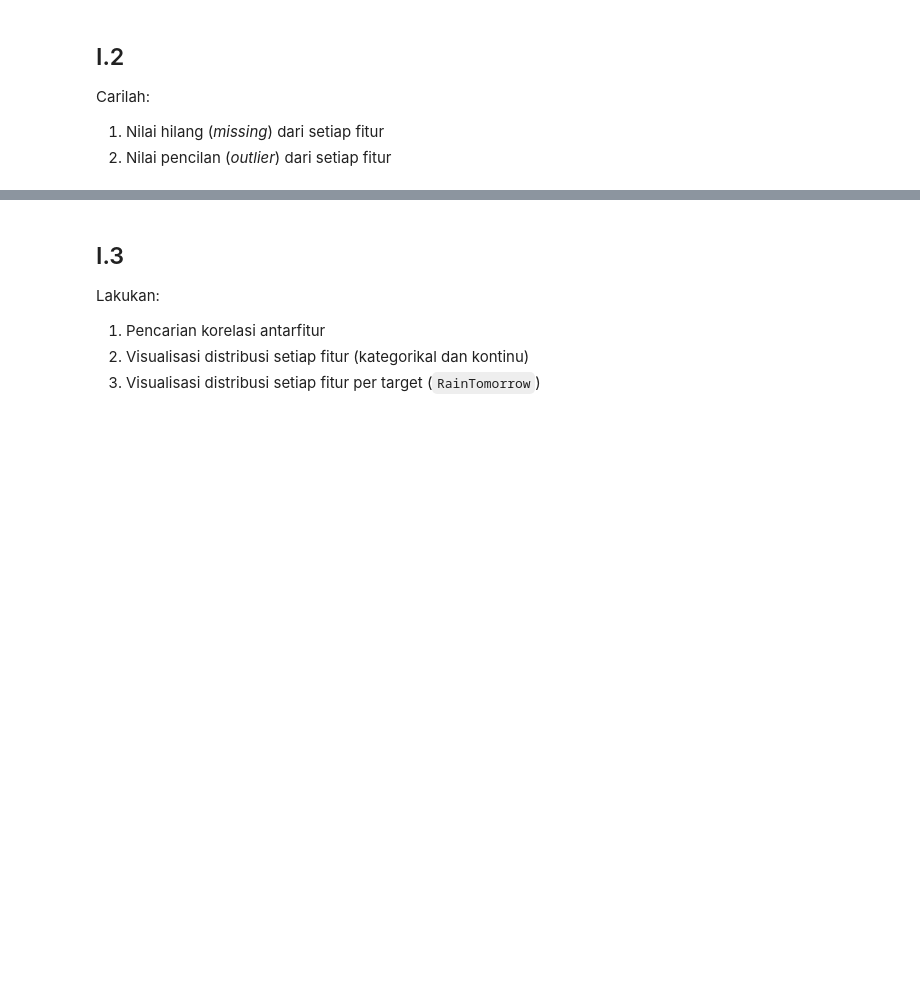
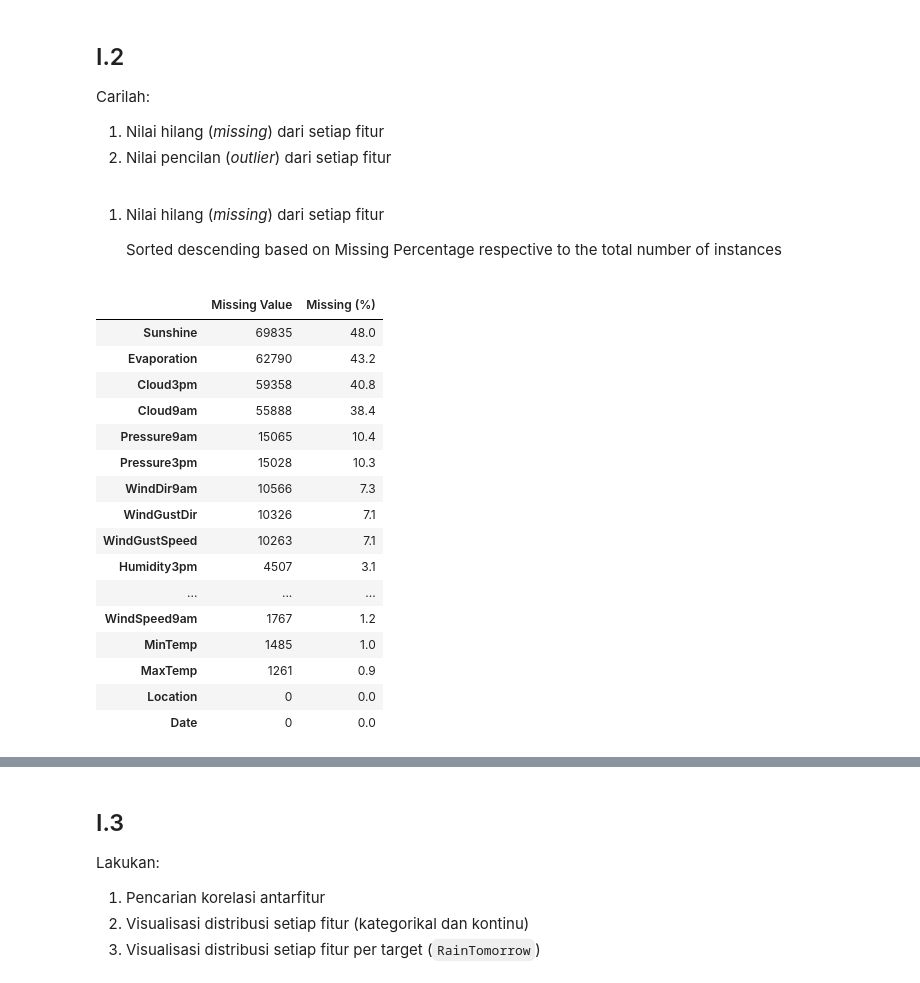
Before and after one commit to ubaidalih/sklearn-exploration, a Jupyter notebook: Tugas_Prapraktikum_IF3270.ipynb, the cells around one changed output, grey strips where cells are left out. Drawn from its saved outputs; the diff is of its cells as text; code cells hidden in the pictures; blank space fills up the shorter version.

```diff
--- a/Tugas_Prapraktikum_IF3270.ipynb
+++ b/Tugas_Prapraktikum_IF3270.ipynb
@@ -134,0 +137,27 @@ Carilah:
+# %% [markdown]
+1. Nilai hilang (_missing_) dari setiap fitur
+
+    Sorted descending based on Missing Percentage respective to the total number of instances
+# %%
+pd.DataFrame({
+    'Missing Value': df.isna().sum(),
+    'Missing (%)' : np.round(df.isna().sum() / df.shape[0] * 100, 1)
+}).sort_values(by='Missing Value', ascending=False)
+# %% [output]
+|  | Missing Value | Missing (%) |
+| Sunshine | 69835 | 48.0 |
+| Evaporation | 62790 | 43.2 |
+| Cloud3pm | 59358 | 40.8 |
+| Cloud9am | 55888 | 38.4 |
+| Pressure9am | 15065 | 10.4 |
+| Pressure3pm | 15028 | 10.3 |
+| WindDir9am | 10566 | 7.3 |
+| WindGustDir | 10326 | 7.1 |
+| WindGustSpeed | 10263 | 7.1 |
+| Humidity3pm | 4507 | 3.1 |
+| ... | ... | ... |
+| WindSpeed9am | 1767 | 1.2 |
+| MinTemp | 1485 | 1.0 |
+| MaxTemp | 1261 | 0.9 |
+| Location | 0 | 0.0 |
+| Date | 0 | 0.0 |
```
Also changed, not shown: parts of 8 cells of this notebook.
